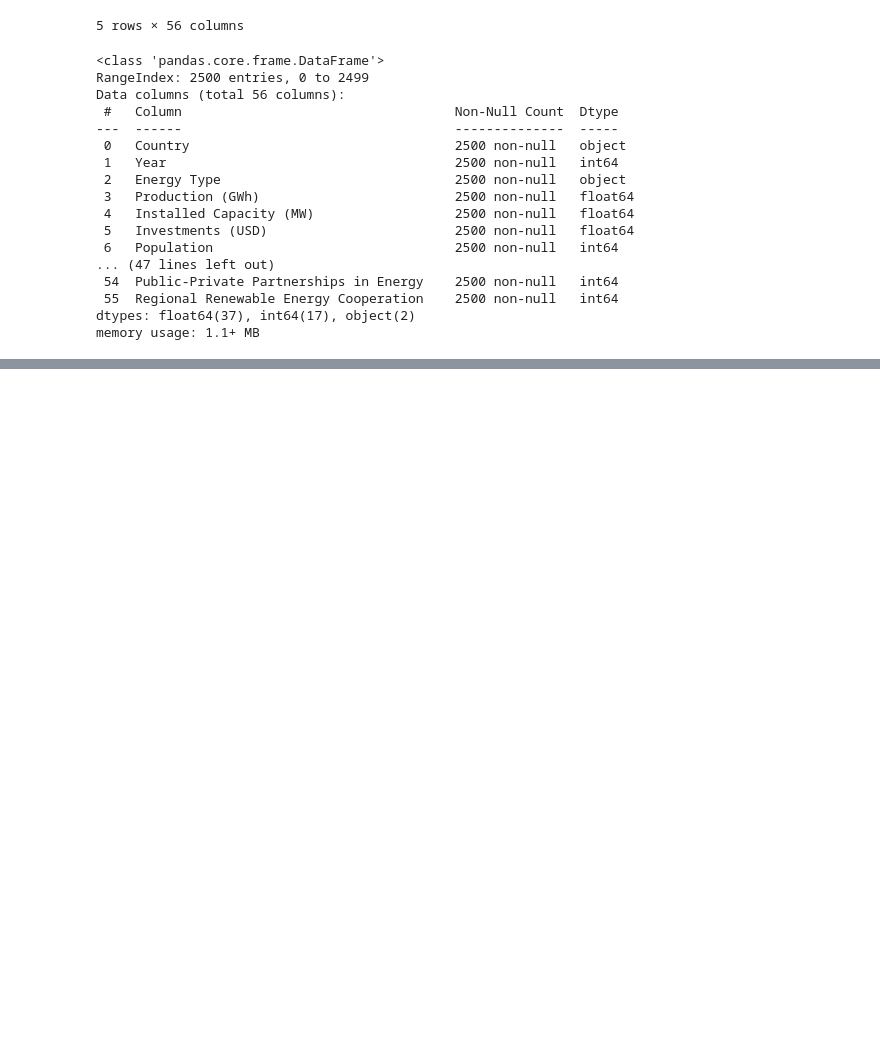
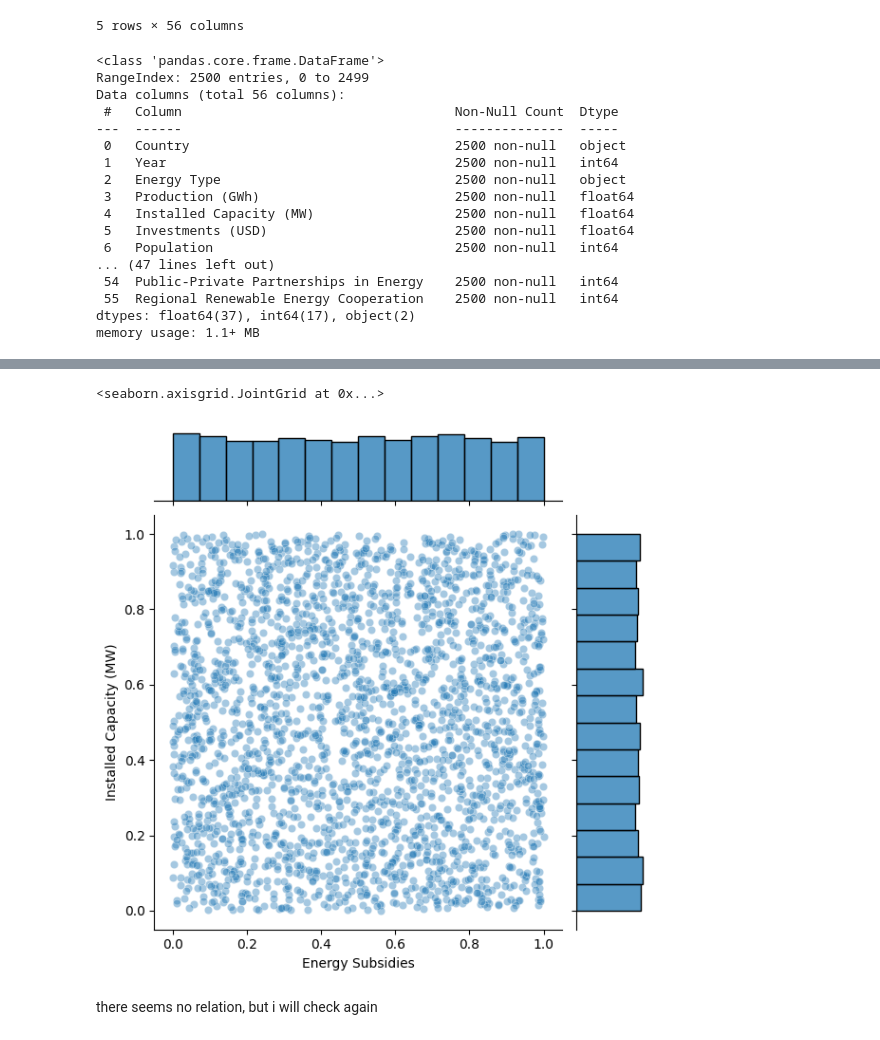
Before and after one commit to sarthakone105/100_days_of_data_science, a Jupyter notebook: renewable_energy_02.ipynb, the cells around one changed output, grey strips where cells are left out. Saved outputs shown, nothing was run; the diff lists cells and outputs as text; code cells hidden in the pictures; blank space fills up the shorter version.

Commit message:
No relation found.

```diff
--- a/renewable_energy_02.ipynb
+++ b/renewable_energy_02.ipynb
@@ -79,0 +73,7 @@ sns.pairplot(data=subset,
+# %%
+sns.jointplot(data=subset, x="Energy Subsidies", y="Installed Capacity (MW)", alpha=0.4)
+# %% [output]
+<seaborn.axisgrid.JointGrid at 0x...>
+[figure, added]
+# %% [markdown]
+there seems no relation, but i will check again
```
Also changed, not shown: parts of 6 cells of this notebook.
